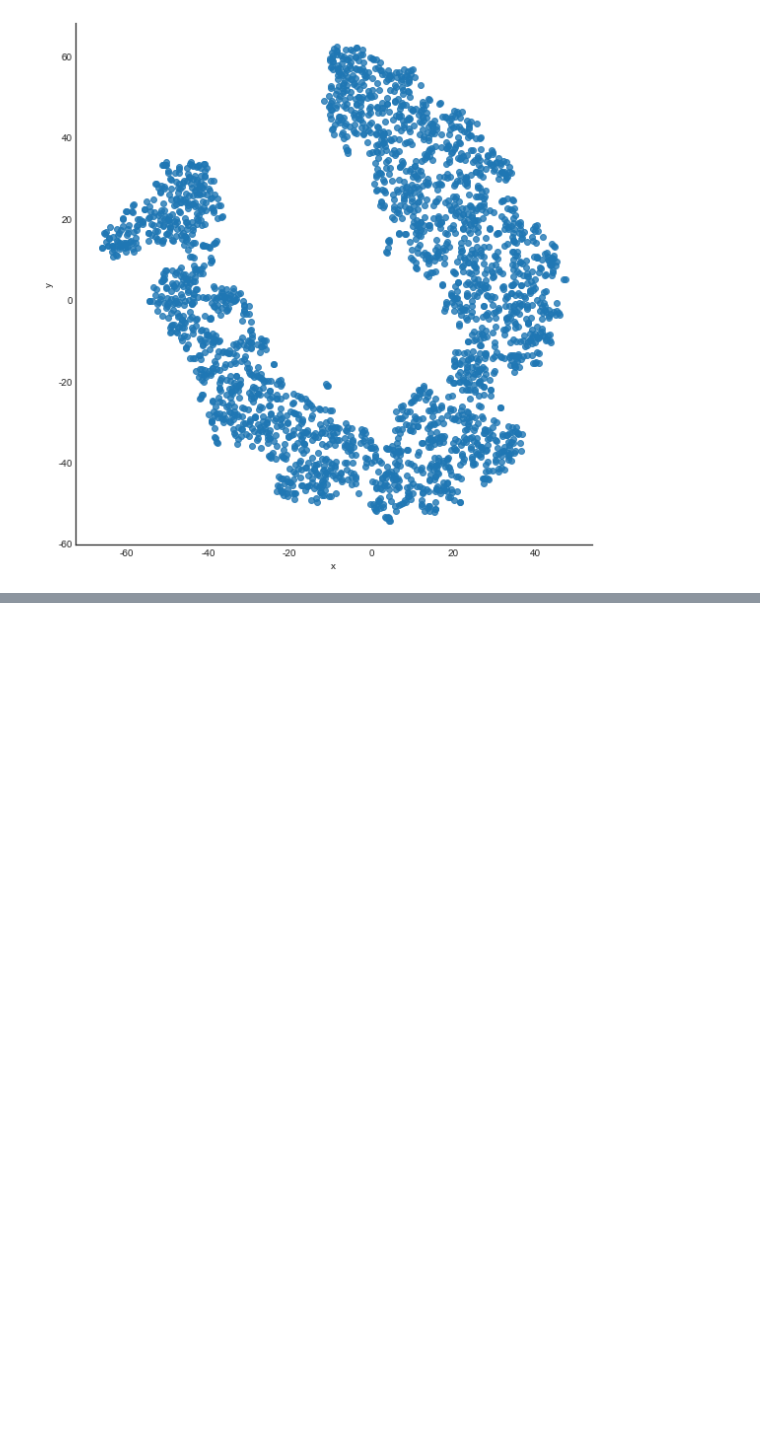
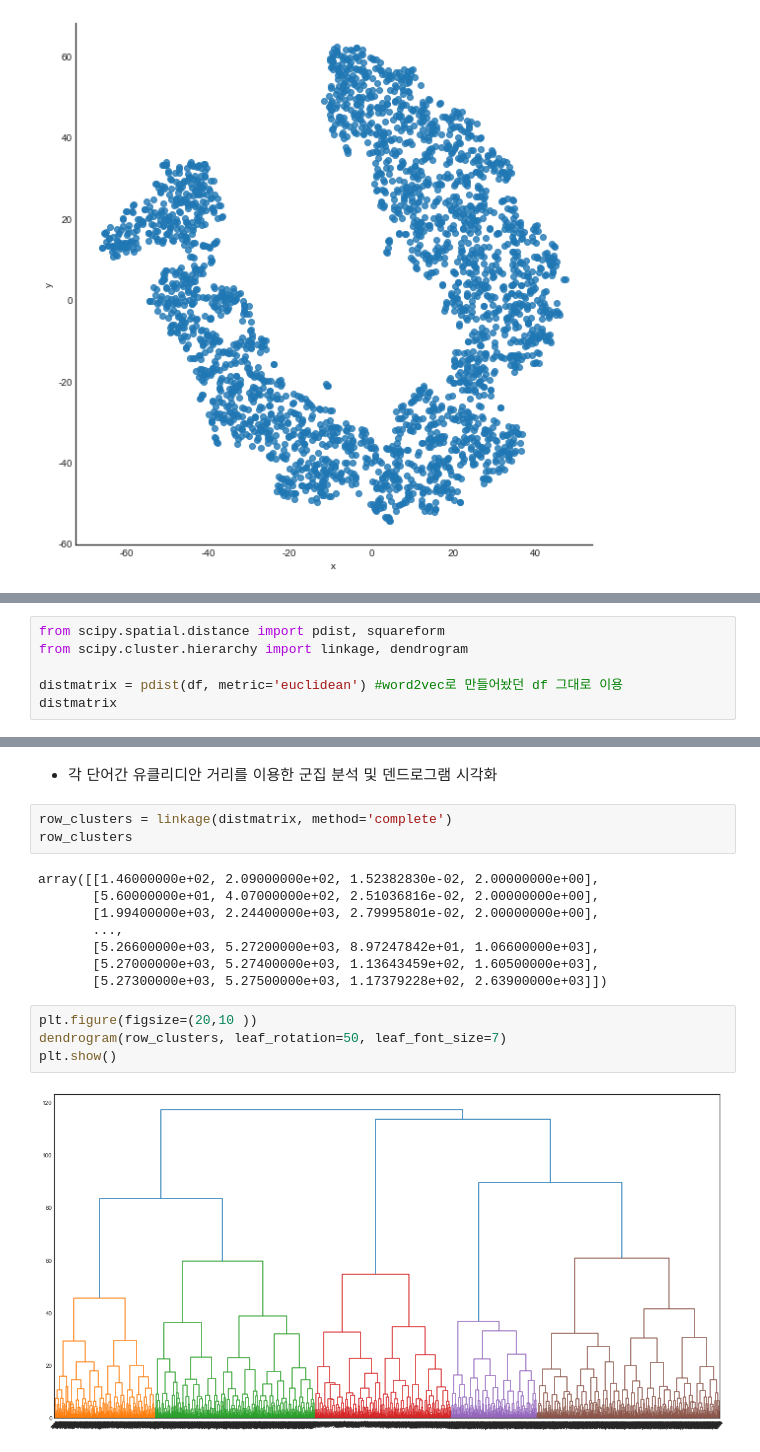
Before and after one commit to bbinibini/Natural-Laguage-Processing, a Jupyter notebook: 3.군집분석(Cluster Analysis).ipynb, the cells around one changed output, grey strips where cells are left out. Cells and saved outputs as stored; diff of their text form; blank space fills up the shorter version.

```diff
--- a/3.군집분석(Cluster Analysis).ipynb
+++ b/3.군집분석(Cluster Analysis).ipynb
@@ -215,0 +261,6 @@ plt.show()
+# %%
+from scipy.spatial.distance import pdist, squareform
+from scipy.cluster.hierarchy import linkage, dendrogram
+
+distmatrix = pdist(df, metric='euclidean') #word2vec로 만들어놨던 df 그대로 이용
+distmatrix
@@ -215,0 +287,19 @@ plt.show()
+# %% [markdown]
+* 각 단어간 유클리디안 거리를 이용한 군집 분석 및 덴드로그램 시각화
+# %%
+row_clusters = linkage(distmatrix, method='complete')
+row_clusters
+# %% [output]
+array([[1.46000000e+02, 2.09000000e+02, 1.52382830e-02, 2.00000000e+00],
+       [5.60000000e+01, 4.07000000e+02, 2.51036816e-02, 2.00000000e+00],
+       [1.99400000e+03, 2.24400000e+03, 2.79995801e-02, 2.00000000e+00],
+       ...,
+       [5.26600000e+03, 5.27200000e+03, 8.97247842e+01, 1.06600000e+03],
+       [5.27000000e+03, 5.27400000e+03, 1.13643459e+02, 1.60500000e+03],
+       [5.27300000e+03, 5.27500000e+03, 1.17379228e+02, 2.63900000e+03]])
+# %%
+plt.figure(figsize=(20,10 ))
+dendrogram(row_clusters, leaf_rotation=50, leaf_font_size=7)
+plt.show()
+# %% [output]
+[figure, added]
```
Also changed, not shown: parts of 18 cells of this notebook.
